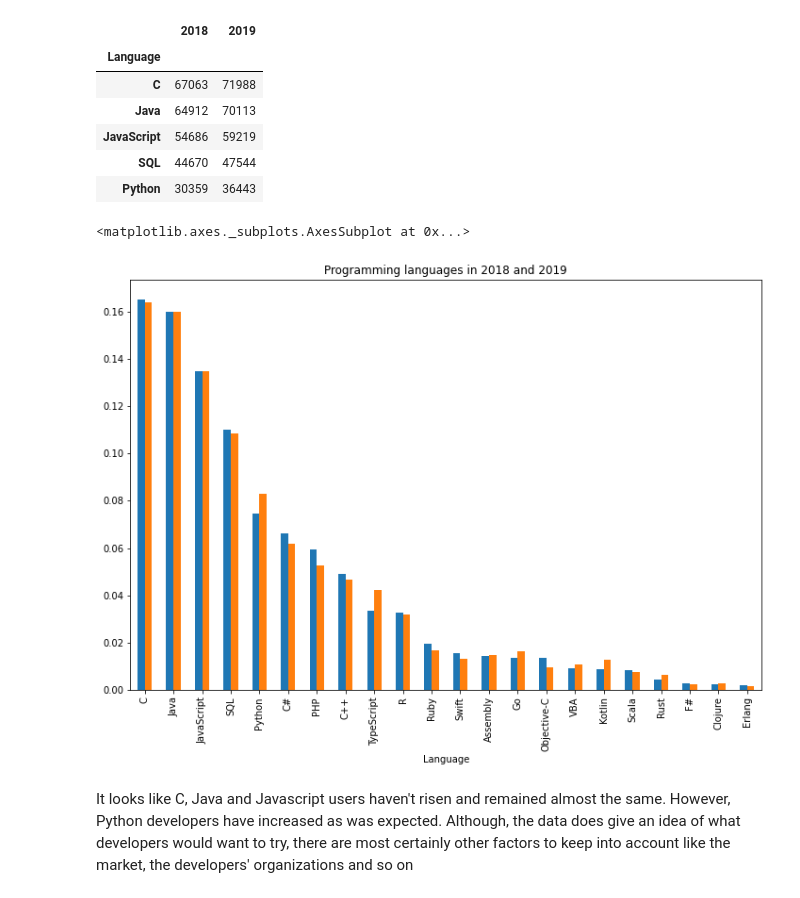
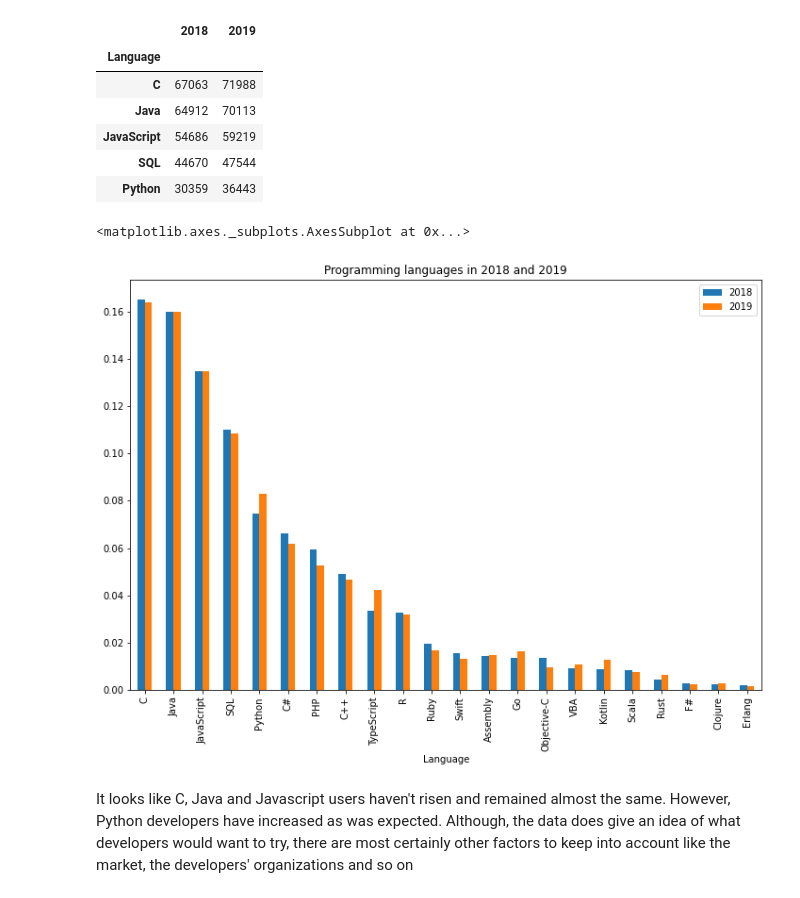
Before and after one commit to nouman-10/Insights-from-Stackoverflow-Dataset, a Jupyter notebook: Expected Growth of Languages vs Actual.ipynb, the cells around one changed output. Drawn from its saved outputs; the diff is of its cells as text; code cells hidden in the pictures.

Commit message:
added legend

```diff
--- a/Expected Growth of Languages vs Actual.ipynb
+++ b/Expected Growth of Languages vs Actual.ipynb
@@ -92,11 +92,10 @@ compare_df.head()
 | Python | 30359 | 36443 |
 # %%
 (compare_df/compare_df.sum()).plot(kind='bar',
-                                   legend=None,
                                    title='Programming languages in 2018 and 2019',
                                    figsize=(12,8))
 # %% [output]
 <matplotlib.axes._subplots.AxesSubplot at 0x...>
-[figure, old version]
+[figure, new version]
 # %% [markdown]
 It looks like C, Java and Javascript users haven't risen and remained almost the same. However, Python developers have increased as was expected. Although, the data does give an idea of what developers would want to try, there are most certainly other factors to keep into account like the market, the developers' organizations and so on
```
Also changed, not shown: parts of 2 cells of this notebook.
